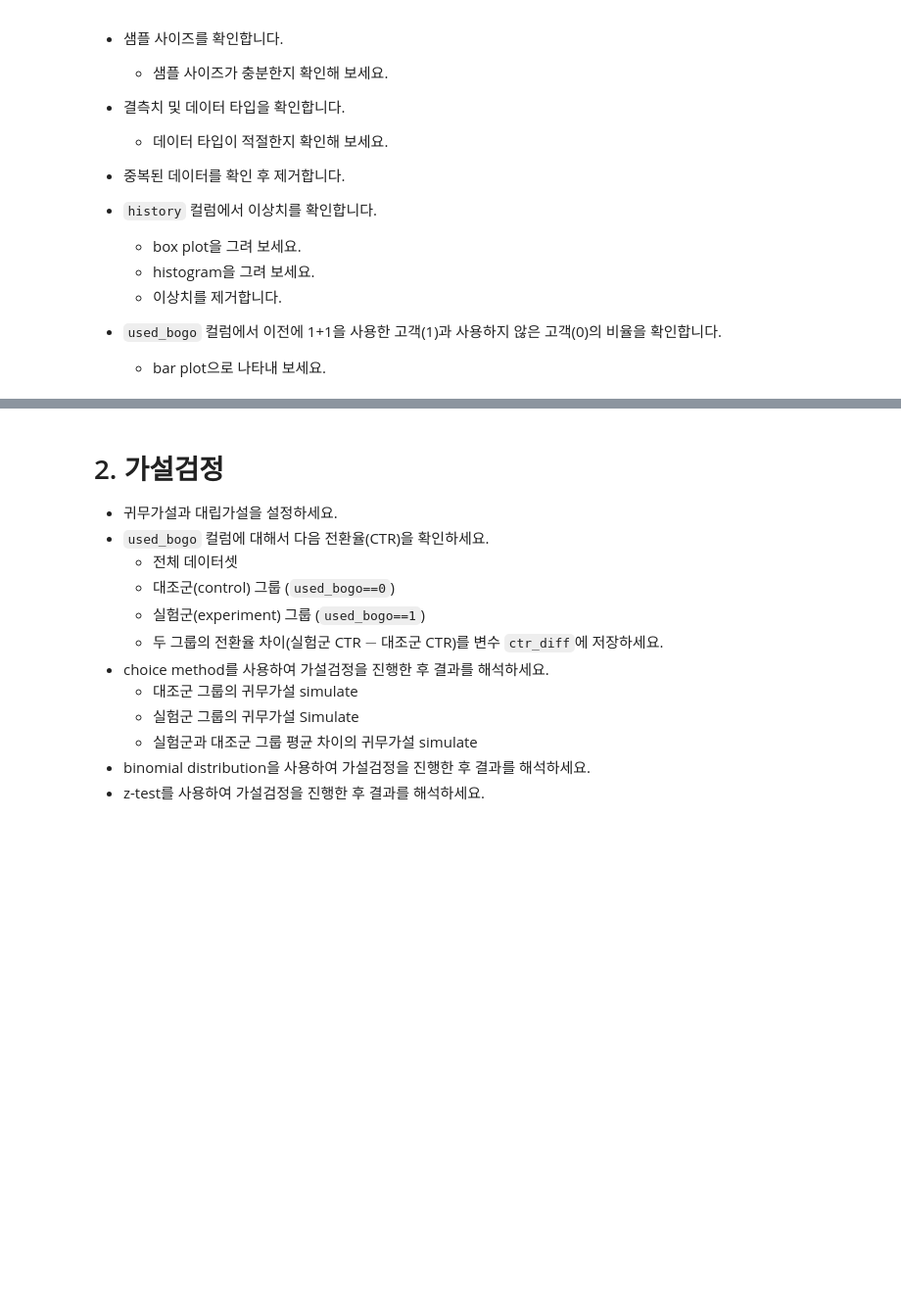
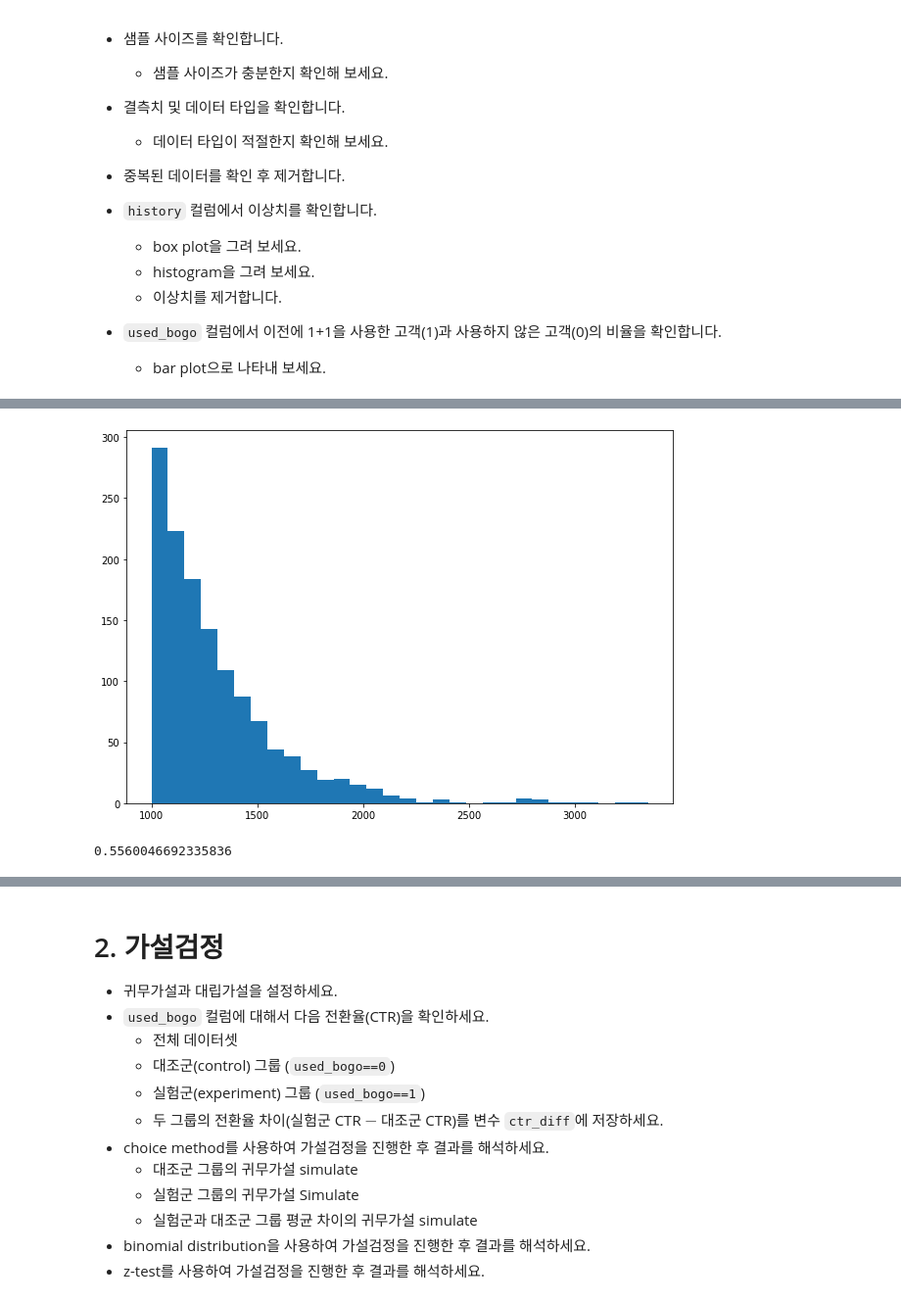
Before and after one commit to p65454/codestates, a Jupyter notebook: n124-AB-test/n124a - AB Test.ipynb, the cells around one changed output, grey strips where cells are left out. Shown at 98% size. Drawn from its saved outputs; the diff is of its cells as text; code cells hidden in the pictures; blank space fills up the shorter version.

```diff
--- a/n124-AB-test/n124a - AB Test.ipynb
+++ b/n124-AB-test/n124a - AB Test.ipynb
@@ -33,0 +168,15 @@
+# %%
+#이상치를 제거합니다.
+plt.figure(figsize = (10,7))
+history2500 = df_clean_duplicates[df_clean_duplicates['history']>1000]
+plt.hist(history2500['history'],bins = 30, label = 'history')
+plt.show()
+#자연스러운 분포라서 이상치가 없다고 판단함
+# %% [output]
+[figure, added]
+# %%
+##used_bogo 컬럼에서 이전에 1+1을 사용한 고객(1)과 사용하지 않은 고객(0)의 비율을 확인합니다.
+df_used_bogo = df_clean_duplicates['used_bogo']
+df_used_bogo.mean()   ## 사용한고객(1) = 0.556  사용하지않은고객(0) = 0.444
+# %% [output]
+0.5560046692335836
```
Also changed, not shown: parts of 16 cells of this notebook.
